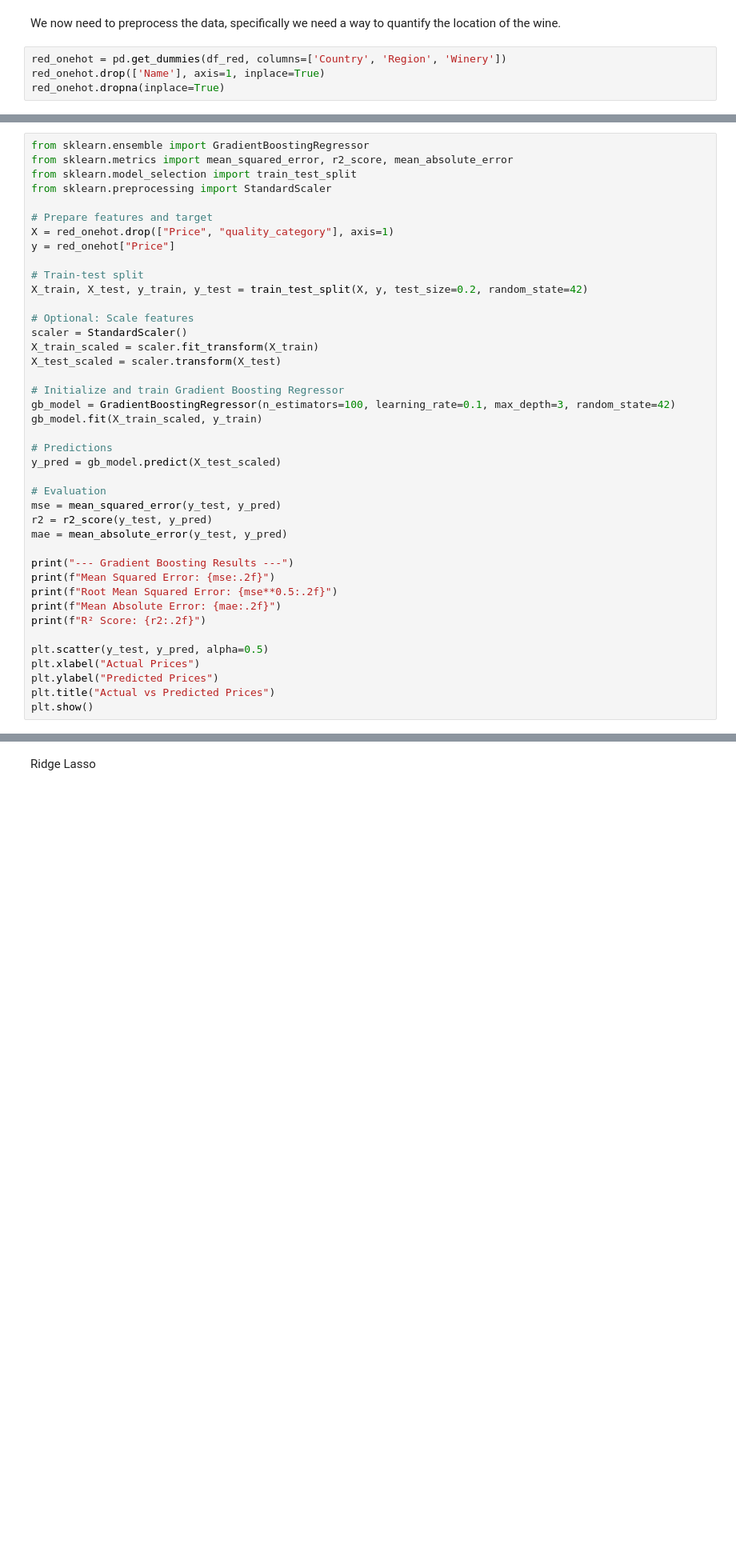
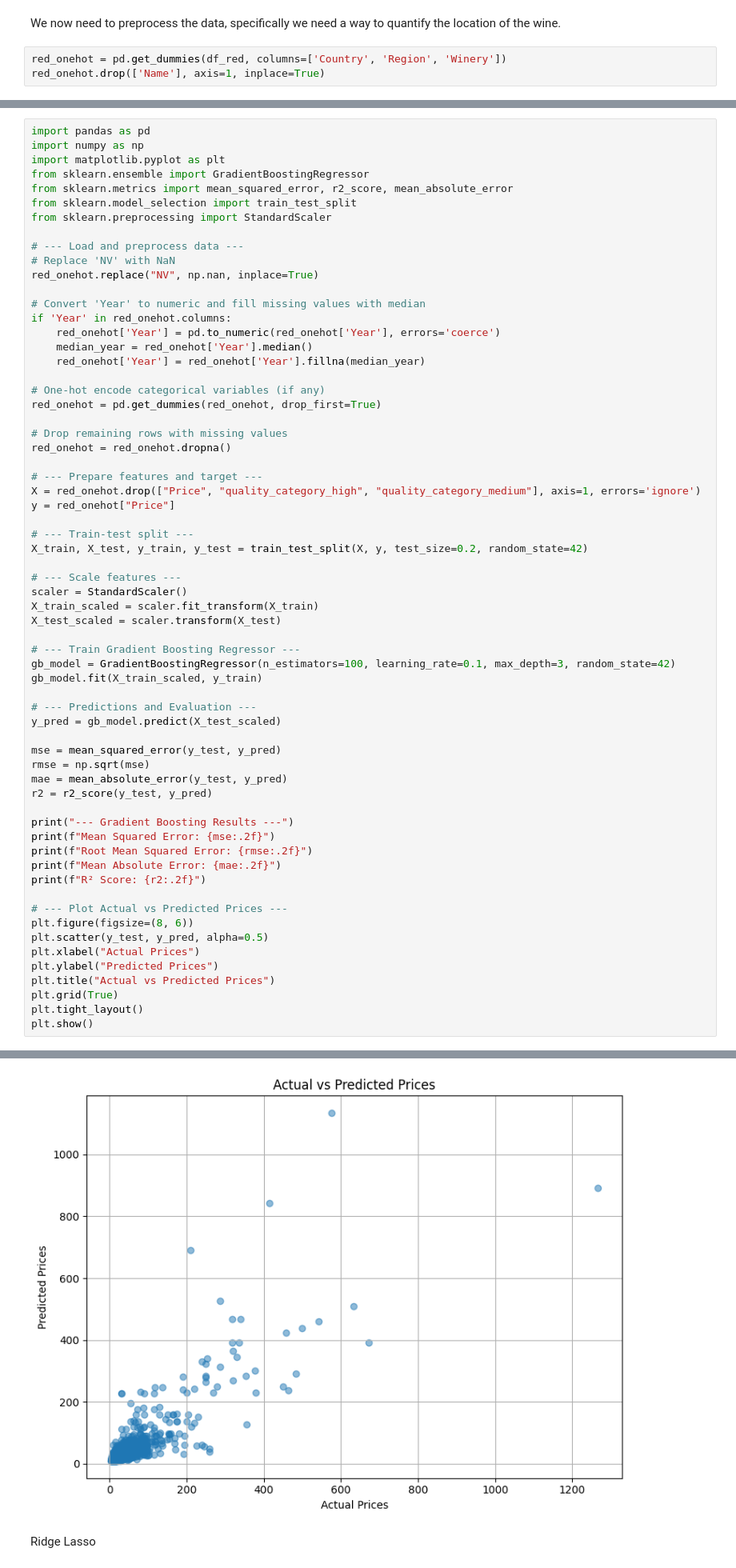
Before and after one commit to dylangeorg3/ENGG2112_Project, a Jupyter notebook: PriceModels.ipynb, the cells around one changed output, grey strips where cells are left out. Shown at 80% size. Cells and saved outputs as stored; diff of their text form; blank space fills up the shorter version.

Commit message:
Fixed data type bug

```diff
--- a/PriceModels.ipynb
+++ b/PriceModels.ipynb
@@ -50,7 +50,6 @@ We now need to preprocess the data, specifically we need a way to quantify the l
 # %%
 red_onehot = pd.get_dummies(df_red, columns=['Country', 'Region', 'Winery'])
 red_onehot.drop(['Name'], axis=1, inplace=True)
-red_onehot.dropna(inplace=True)
 # %%
 from sklearn.linear_model import LinearRegression
 
@@ -91,44 +90,67 @@ Linear Regression RMSE: 48.12
 <matplotlib.collections.PathCollection at 0x...>
 [figure]
 # %%
+import pandas as pd
+import numpy as np
+import matplotlib.pyplot as plt
 from sklearn.ensemble import GradientBoostingRegressor
 from sklearn.metrics import mean_squared_error, r2_score, mean_absolute_error
 from sklearn.model_selection import train_test_split
 from sklearn.preprocessing import StandardScaler
 
-# Prepare features and target
-X = red_onehot.drop(["Price", "quality_category"], axis=1)
+# --- Load and preprocess data ---
+# Replace 'NV' with NaN
+red_onehot.replace("NV", np.nan, inplace=True)
+
+# Convert 'Year' to numeric and fill missing values with median
+if 'Year' in red_onehot.columns:
+    red_onehot['Year'] = pd.to_numeric(red_onehot['Year'], errors='coerce')
+    median_year = red_onehot['Year'].median()
+    red_onehot['Year'] = red_onehot['Year'].fillna(median_year)
+
+# One-hot encode categorical variables (if any)
+red_onehot = pd.get_dummies(red_onehot, drop_first=True)
+
+# Drop remaining rows with missing values
+red_onehot = red_onehot.dropna()
+
+# --- Prepare features and target ---
+X = red_onehot.drop(["Price", "quality_category_high", "quality_category_medium"], axis=1, errors='ignore')
 y = red_onehot["Price"]
 
-# Train-test split
+# --- Train-test split ---
 X_train, X_test, y_train, y_test = train_test_split(X, y, test_size=0.2, random_state=42)
 
-# Optional: Scale features
+# --- Scale features ---
 scaler = StandardScaler()
 X_train_scaled = scaler.fit_transform(X_train)
 X_test_scaled = scaler.transform(X_test)
 
-# Initialize and train Gradient Boosting Regressor
+# --- Train Gradient Boosting Regressor ---
 gb_model = GradientBoostingRegressor(n_estimators=100, learning_rate=0.1, max_depth=3, random_state=42)
 gb_model.fit(X_train_scaled, y_train)
 
-# Predictions
+# --- Predictions and Evaluation ---
 y_pred = gb_model.predict(X_test_scaled)
 
-# Evaluation
 mse = mean_squared_error(y_test, y_pred)
+rmse = np.sqrt(mse)
+mae = mean_absolute_error(y_test, y_pred)
 r2 = r2_score(y_test, y_pred)
-mae = mean_absolute_error(y_test, y_pred)
 
 print("--- Gradient Boosting Results ---")
 print(f"Mean Squared Error: {mse:.2f}")
-print(f"Root Mean Squared Error: {mse**0.5:.2f}")
+print(f"Root Mean Squared Error: {rmse:.2f}")
 print(f"Mean Absolute Error: {mae:.2f}")
 print(f"R² Score: {r2:.2f}")
 
+# --- Plot Actual vs Predicted Prices ---
+plt.figure(figsize=(8, 6))
 plt.scatter(y_test, y_pred, alpha=0.5)
 plt.xlabel("Actual Prices")
 plt.ylabel("Predicted Prices")
 plt.title("Actual vs Predicted Prices")
+plt.grid(True)
+plt.tight_layout()
 plt.show()
 # %% [output]
@@ -136,3 +162,4 @@ ValueError: could not convert string to float: 'N.V.'
+[figure, added]
 # %% [markdown]
 Ridge Lasso
 # %%
```
Also changed, not shown: parts of 2 cells of this notebook.
